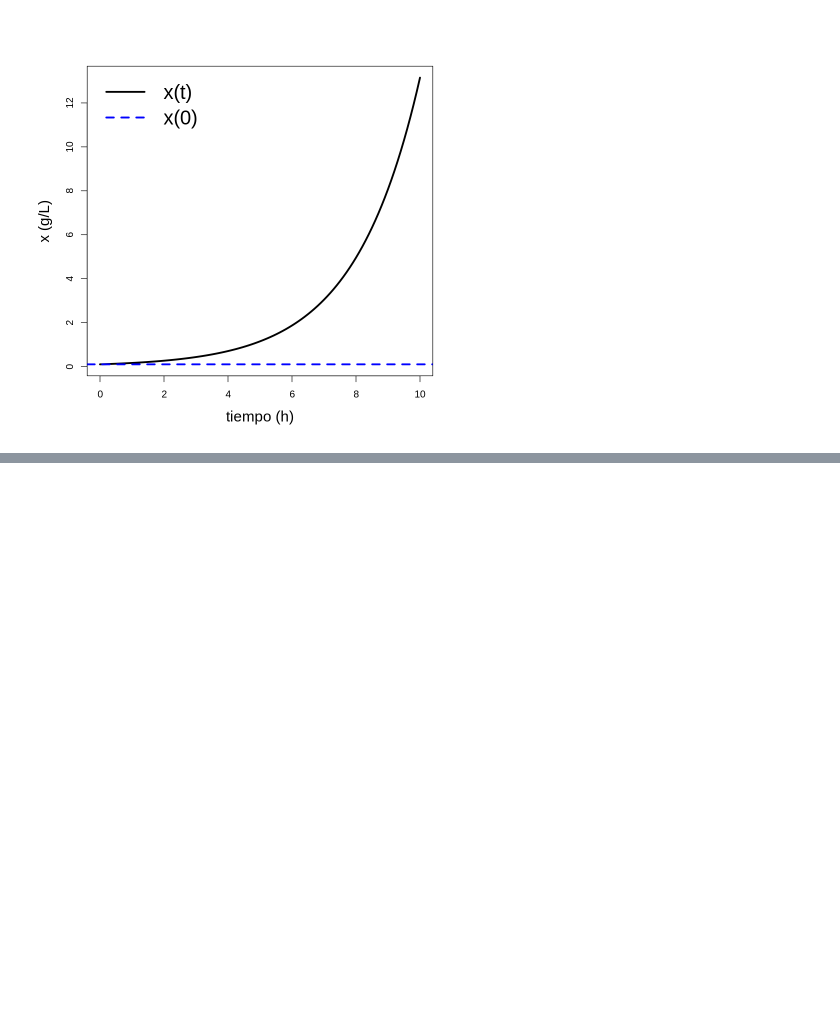
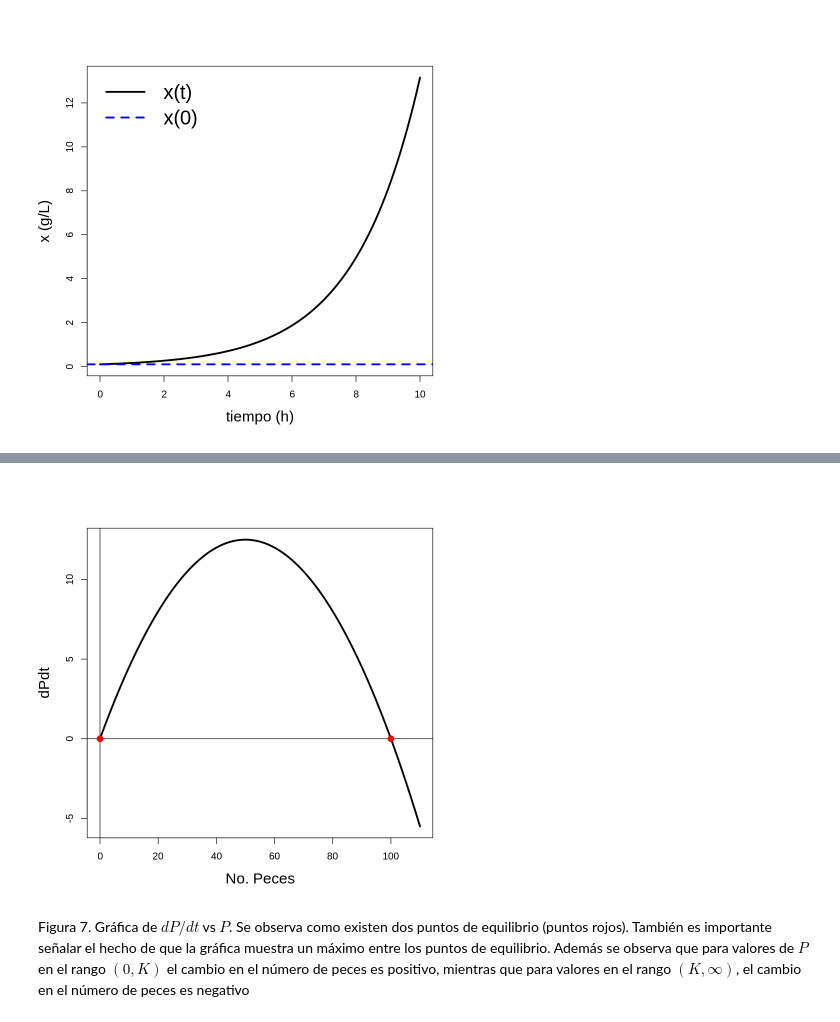
Before and after one commit to sysbio-unam/practicas-computacionales, a Jupyter notebook: ejemplo_de_juguete.ipynb, the cells around one changed output, grey strips where cells are left out. Saved outputs shown, nothing was run; the diff lists cells and outputs as text; code cells hidden in the pictures; blank space fills up the shorter version.

```diff
--- a/ejemplo_de_juguete.ipynb
+++ b/ejemplo_de_juguete.ipynb
@@ -294,0 +359,20 @@ abline(h = d)
+# %%
+logistic <- function(P) {
+    dPdt = r*P*(1-P/K)
+    return(dPdt)
+}
+# %%
+# valor de parámetros
+r = 0.5 # (1/day)
+K = 100 # (fish)
+# valores de p a evaluar
+P = seq(0,110,1)
+# %%
+# mostrar cambio en el número de peces
+plot(P, logistic(P), type = "l", lwd = 3, cex.lab = 1.5, xlab = "No. Peces", ylab = "dPdt")
+abline(h = 0, v = 0)
+points(c(0,K),rep(0,2), pch = 20, cex = 2, col = "red")
+# %% [output]
+[figure, added]
+# %% [markdown]
+Figura 7. Gráfica de $dP/dt$ vs $P$. Se observa como existen dos puntos de equilibrio (puntos rojos). También es importante señalar el hecho de que la gráfica muestra un máximo entre los puntos de equilibrio. Además se observa que para valores de $P$ en el rango $(0, K)$ el cambio en el número de peces es positivo, mientras que para valores en el rango $(K, \infty)$, el cambio en el número de peces es negativo
```
Also changed, not shown: parts of 29 cells of this notebook.
